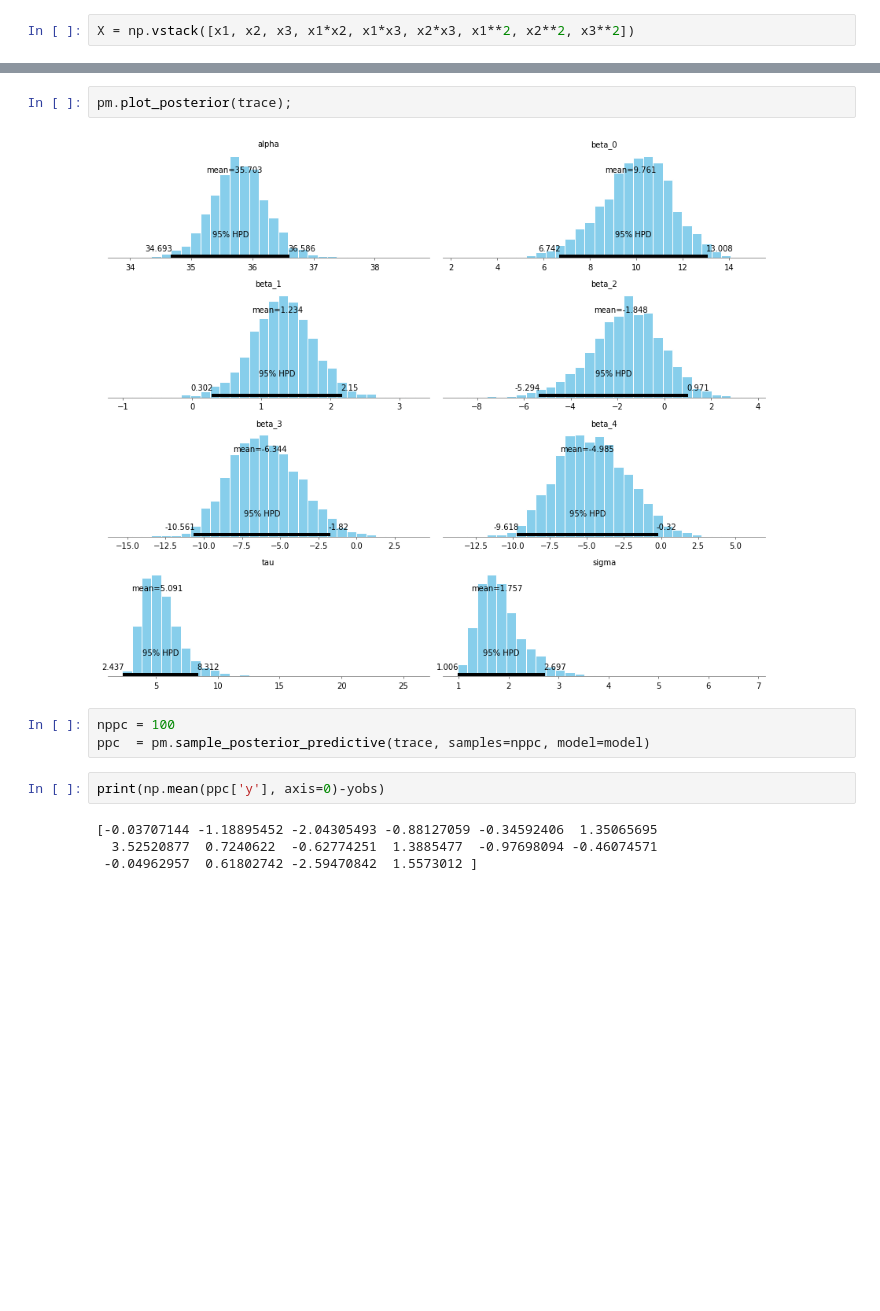
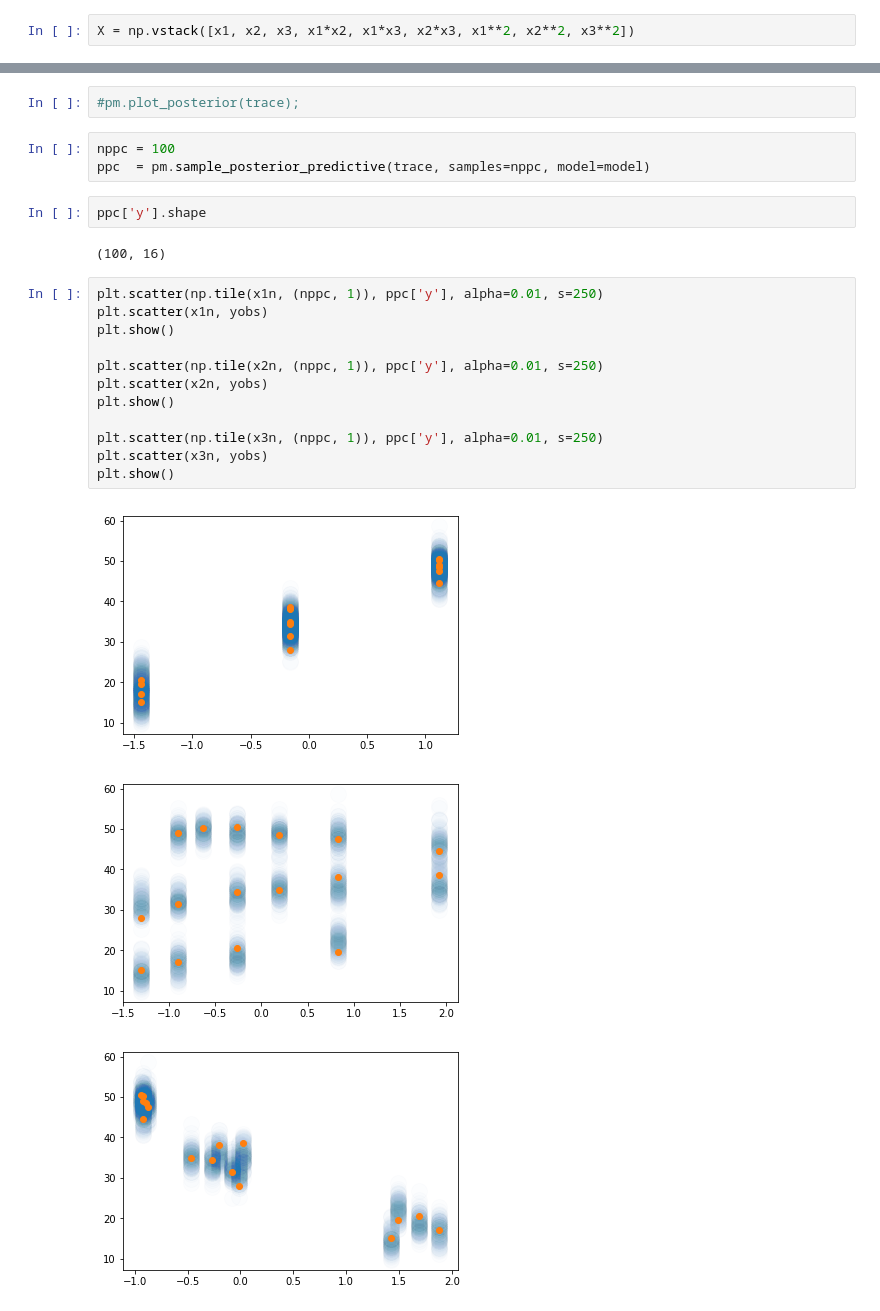
Before and after one commit to Narenman/AnalisisBayesiano, a Jupyter notebook: notebooks/reactor.ipynb, the cells around one changed output, grey strips where cells are left out. Cells and saved outputs as stored; diff of their text form; blank space fills up the shorter version.

```diff
--- a/notebooks/reactor.ipynb
+++ b/notebooks/reactor.ipynb
@@ -102,14 +97,26 @@ pm.traceplot(trace);
 # %%
-pm.plot_posterior(trace);
+#pm.plot_posterior(trace);
-# %% [output]
-[figure, removed]
 # %%
 nppc = 100
 ppc  = pm.sample_posterior_predictive(trace, samples=nppc, model=model)
-# %%
-print(np.mean(ppc['y'], axis=0)-yobs)
-# %% [output]
-[-0.03707144 -1.18895452 -2.04305493 -0.88127059 -0.34592406  1.35065695
-  3.52520877  0.7240622  -0.62774251  1.3885477  -0.97698094 -0.46074571
- -0.04962957  0.61802742 -2.59470842  1.5573012 ]
+# %%
+ppc['y'].shape
+# %% [output]
+(100, 16)
+# %%
+plt.scatter(np.tile(x1n, (nppc, 1)), ppc['y'], alpha=0.01, s=250)
+plt.scatter(x1n, yobs)
+plt.show()
+
+plt.scatter(np.tile(x2n, (nppc, 1)), ppc['y'], alpha=0.01, s=250)
+plt.scatter(x2n, yobs)
+plt.show()
+
+plt.scatter(np.tile(x3n, (nppc, 1)), ppc['y'], alpha=0.01, s=250)
+plt.scatter(x3n, yobs)
+plt.show()
+# %% [output]
+[figure, added]
+[figure, added]
+[figure, added]
 # %%
```
Also changed, not shown: parts of 13 cells of this notebook, 6 other files.
